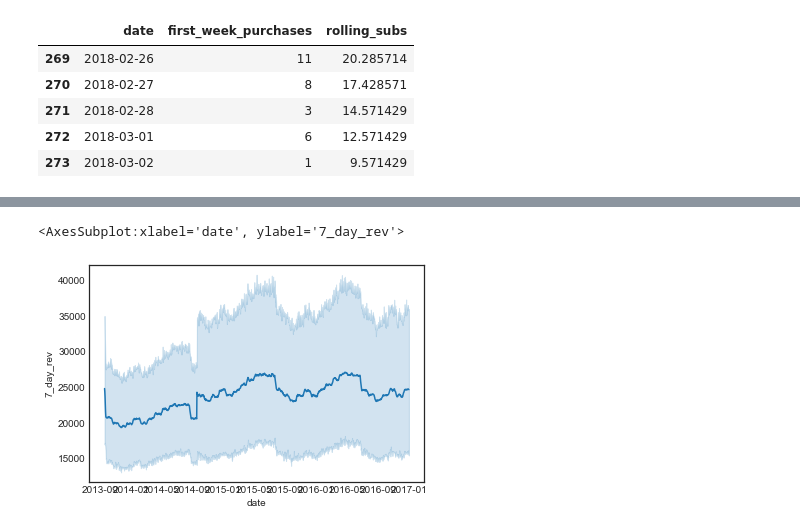
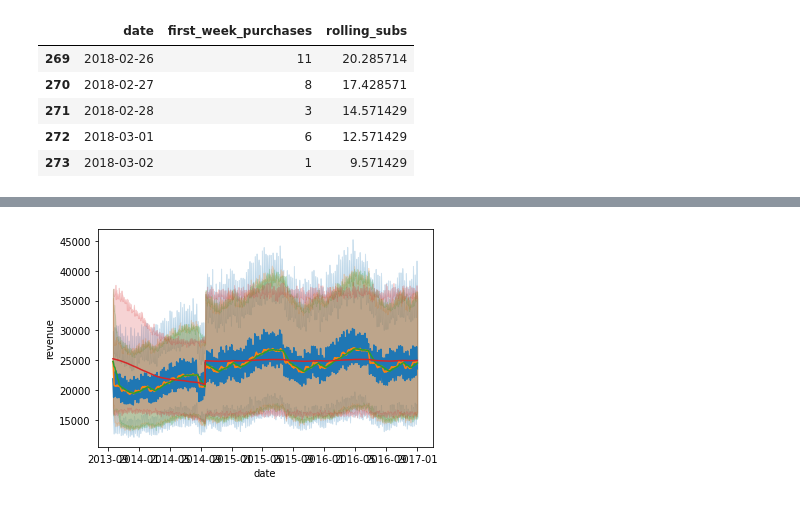
Before and after one commit to gokhankesler/med-app-a-b-testing, a Jupyter notebook: notebooks/2.0-gk-eda.ipynb, the cells around one changed output, grey strips where cells are left out. Drawn from its saved outputs; the diff is of its cells as text; code cells hidden in the pictures.

```diff
--- a/notebooks/2.0-gk-eda.ipynb
+++ b/notebooks/2.0-gk-eda.ipynb
@@ -290,5 +257,8 @@ memory usage: 3.6+ MB
-# %%
-sns.lineplot(x='date', y='7_day_rev', data = daily_revenue)
-# %% [output]
-<AxesSubplot:xlabel='date', ylabel='7_day_rev'>
-[figure, removed]
+# %%
+sns.lineplot(x='date', y='revenue', data = daily_revenue)
+sns.lineplot(x='date', y='7_day_rev', data = daily_revenue)
+sns.lineplot(x='date', y='28_day_rev', data = daily_revenue)
+sns.lineplot(x='date', y='365_day_rev', data = daily_revenue)
+plt.show()
+# %% [output]
+[figure, added]
```
Also changed, not shown: parts of 12 cells of this notebook, 1 other file.
